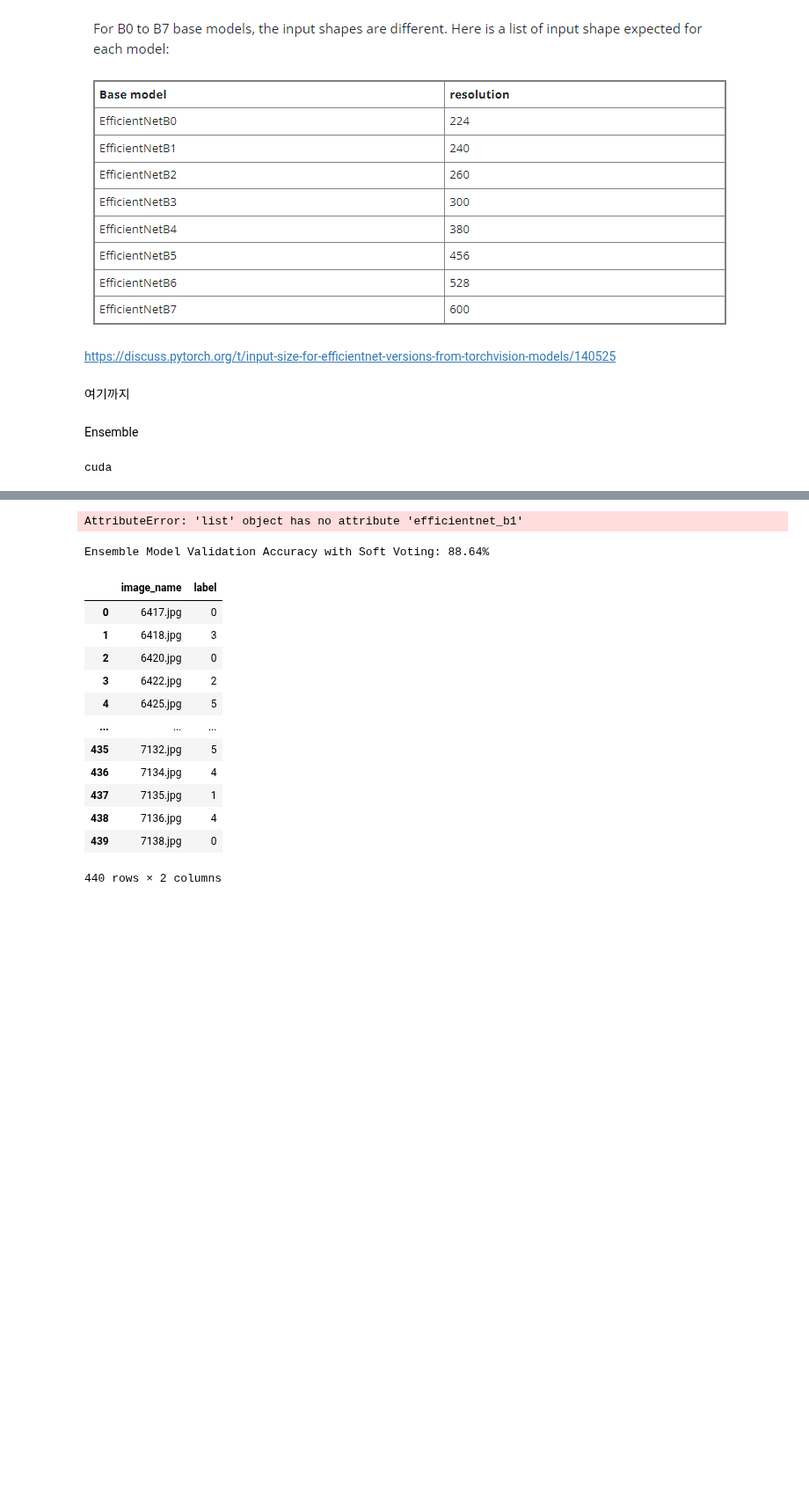
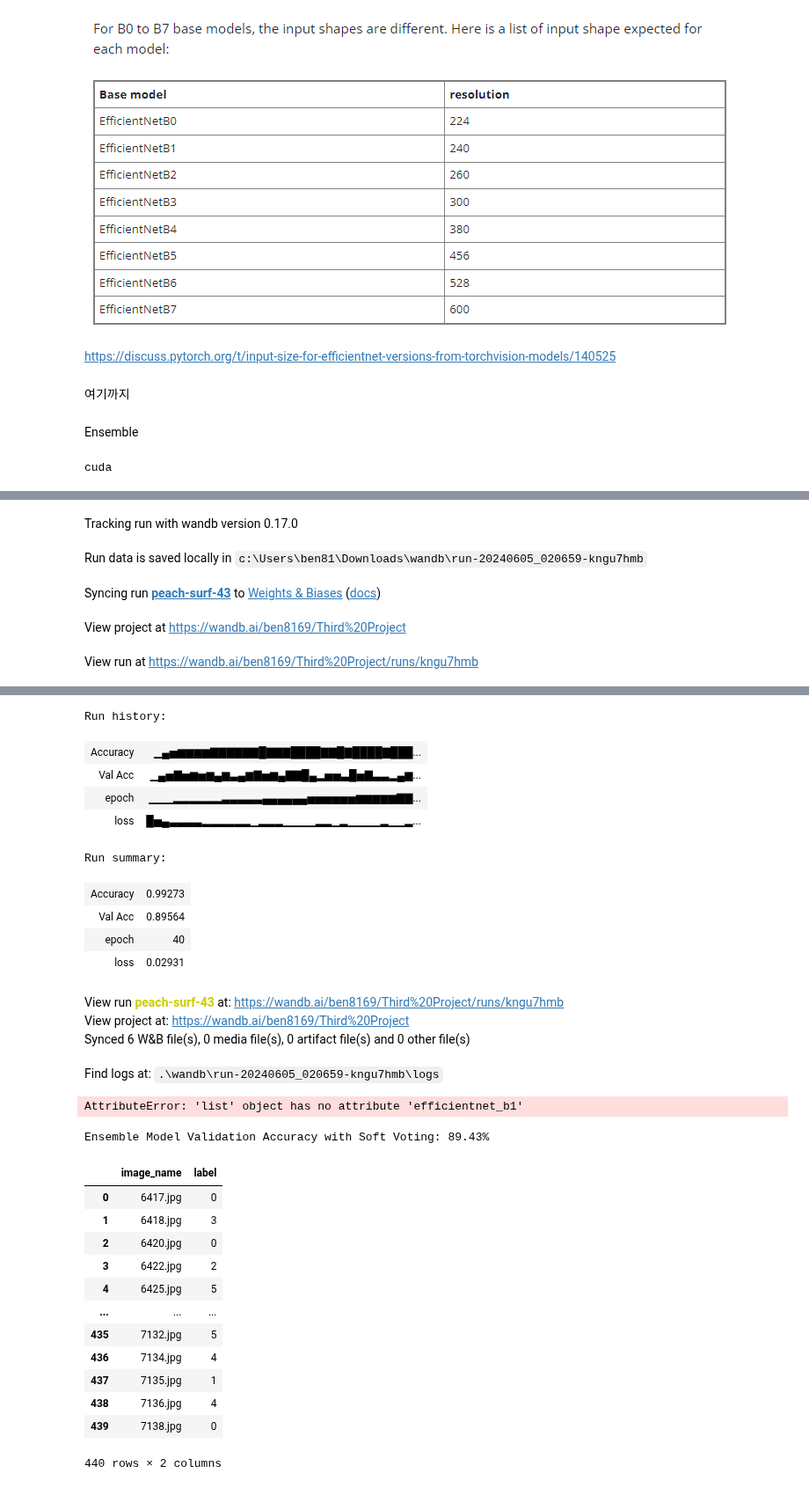
Before and after one commit to ben8169/Study, a Jupyter notebook: ml_class/Third_project.ipynb, the cells around one changed output, grey strips where cells are left out. Shown at 88% size. Saved outputs shown, nothing was run; the diff lists cells and outputs as text; code cells hidden in the pictures; blank space fills up the shorter version.

Commit message:
Complete Upgrading Model. Need to tidy up

```diff
--- a/ml_class/Third_project.ipynb
+++ b/ml_class/Third_project.ipynb
@@ -16,6 +16,6 @@ sizes = {
     'b4': (384, 380), 'b5': (489, 456), 'b6': (561, 528), 'b7': (633, 600),
 }
 resolution = sizes['b0']
-trial = '9'
+trial = 'convnext_small'
 resolution, trial
 # %% [output]
@@ -374,9 +374,9 @@ class EarlyStopping:
         elif model_name == 'densenet':
             print(f'current model:{model_name}')
             torch.save(model.state_dict(), './skku-2024-1-machine-learning-third-project/models/den'+ trial +'.pth')
-        elif model_name == 'inception':
+        elif model_name == 'convnext':
             print(f'current model:{model_name}')
-            torch.save(model.state_dict(), './skku-2024-1-machine-learning-third-project/models/inc'+ trial +'.pth')
+            torch.save(model.state_dict(), './skku-2024-1-machine-learning-third-project/models/con'+ trial +'.pth')
         elif model_name == 'mobilenet':
             print(f'current model:{model_name}')
             torch.save(model.state_dict(), './skku-2024-1-machine-learning-third-project/models/mob'+ trial +'.pth')
@@ -388,11 +388,11 @@ import torch
 import wandb
 import os
 
-# Initialize wandb
-# wandb.init(project="Third Project")
+## Initialize wandb
+wandb.init(project="Third Project")
 # wandb.run.name = 'ensemble' + trial
-# wandb.run.name = 'mobilenet'
-# wandb.run.save()
+wandb.run.name = 'convnext_small'
+wandb.run.save()
 
 def train_model(model, criterion, optimizer, model_name, num_epochs=100, patience=20):
     best_acc = 0.0
@@ -440,7 +440,7 @@ def train_model(model, criterion, optimizer, model_name, num_epochs=100, patienc
         val_acc = val_running_corrects.double() / len(val_loader.dataset)
 
         print(f'Epoch {epoch+1 }/{num_epochs}, Loss: {epoch_loss:.4f}, Acc: {epoch_acc:.4f}, Val Acc: {val_acc:.4f}')
-        # wandb.log({"epoch": epoch + 1, "loss": epoch_loss, "Accuracy": epoch_acc, "Val Acc": val_acc})
+        wandb.log({"epoch": epoch + 1, "loss": epoch_loss, "Accuracy": epoch_acc, "Val Acc": val_acc})
 
         if epoch >15:
             early_stopping(val_acc, model, model_name)
@@ -473,12 +473,12 @@ optimizer_convnext = torch.optim.Adam(convnext.parameters(), lr=1e-4)
 
 
 # inception = train_model(inception, criterion, optimizer_inception, 'inception',1)
-mobilenet = train_model(mobilenet, criterion, optimizer_mobilenet, 'mobilenet')
-# convnext = train_model(convnext, criterion, optimizer_convnext, 'convnext',1)
+# mobilenet = train_model(mobilenet, criterion, optimizer_mobilenet, 'mobilenet')
+convnext = train_model(convnext, criterion, optimizer_convnext, 'convnext')
 # effnet = train_model(effnet, train_loader, criterion, optimizer_effnet, 'effnet')
 # resnet = train_model(resnet, train_loader, criterion, optimizer_resnet, 'resnet')
 # densenet = train_model(densenet, train_loader, criterion, optimizer_densenet, 'densenet')
 
 # Finish the wandb run
-# wandb.finish()
+wandb.finish()
 # %% [output]
@@ -501,0 +487,5 @@ EarlyStopping counter: 6 out of 20
+Tracking run with wandb version 0.17.0
+Run data is saved locally in c:\Users\ben81\Downloads\wandb\run-20240605_020659-kngu7hmb
+Syncing run peach-surf-43 to Weights & Biases (docs)
+View project at https://wandb.ai/ben8169/Third%20Project
+View run at https://wandb.ai/ben8169/Third%20Project/runs/kngu7hmb
@@ -502,3 +510,17 @@ EarlyStopping counter: 6 out of 20
+Run history:
+| Accuracy | ▁▄▅▆▆▆▆▇▇▇▇▇▇█▇▇▇████▇▇█▇████▇███... |
+| Val Acc | ▁▄▅▇▅▆▅▆▄▆▃▄▆▇▅▆▄▇▇█▄▂▅▅▃█▅▇▃▃▂▄▆... |
+| epoch | ▁▁▁▂▂▂▂▂▂▃▃▃▃▃▄▄▄▄▄▄▅▅▅▅▅▅▆▆▆▆▆▇▇... |
+| loss | █▅▄▃▃▃▃▂▂▂▂▂▂▁▂▂▂▁▁▁▁▂▂▁▂▁▁▁▁▂▁▁▂... |
+Run summary:
+| Accuracy | 0.99273 |
+| Val Acc | 0.89564 |
+| epoch | 40 |
+| loss | 0.02931 |
+View run peach-surf-43 at: https://wandb.ai/ben8169/Third%20Project/runs/kngu7hmb
+View project at: https://wandb.ai/ben8169/Third%20Project
+Synced 6 W&B file(s), 0 media file(s), 0 artifact file(s) and 0 other file(s)
+Find logs at: .\wandb\run-20240605_020659-kngu7hmb\logs
 # %%
 effnet_v2 = models.efficientnet_b1(pretrained=False)
 num_classes = 6
@@ -516,11 +538,11 @@ def soft_voting_ensemble_predict(models, inputs):
     return avg_output
 
 # Evaluate the ensemble model using soft voting
-# models = [effnet, resnet, densenet, inception, mobilenet]
-models = [effnet_v2]
+# models = [effnet, resnet, densenet, mobilenet, effnet_v2]
+models = [convnext]
 correct = 0
 total = 0
-
+train_loader, val_loader = return_transforms(effnet)
 for inputs, labels in val_loader:
     inputs, labels = inputs.to(device), labels.to(device)
     with torch.no_grad():
@@ -532,7 +554,7 @@ for inputs, labels in val_loader:
 accuracy = 100 * correct / total
 print(f"Ensemble Model Validation Accuracy with Soft Voting: {accuracy:.2f}%")
 # %% [output]
-Ensemble Model Validation Accuracy with Soft Voting: 88.64%
+Ensemble Model Validation Accuracy with Soft Voting: 89.43%
 # %%
 import pandas as pd
 import os
```
Also changed, not shown: parts of 14 cells of this notebook.
